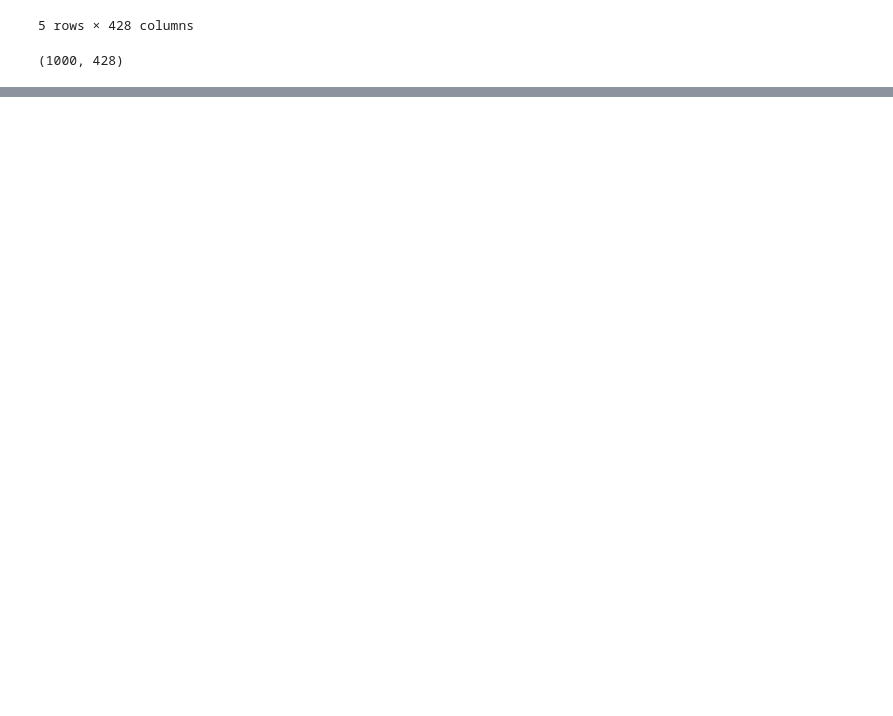
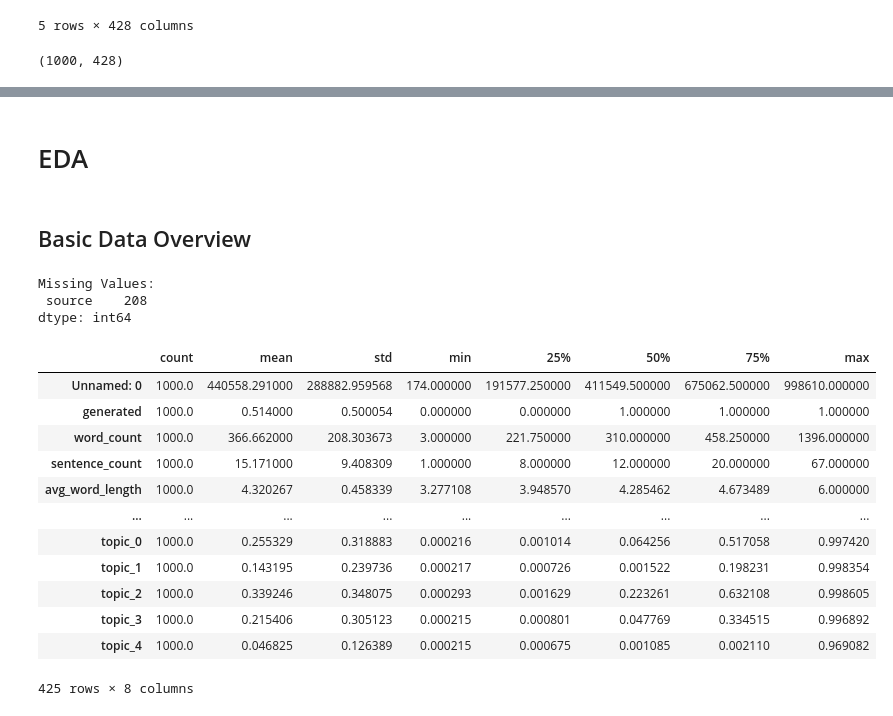
Before and after one commit to yukaberry/detect_ai_content, a Jupyter notebook: notebooks/texts /features_engineering.ipynb, the cells around one changed output, grey strips where cells are left out. Saved outputs shown, nothing was run; the diff lists cells and outputs as text; code cells hidden in the pictures; blank space fills up the shorter version.

```diff
--- a/notebooks/texts /features_engineering.ipynb
+++ b/notebooks/texts /features_engineering.ipynb
@@ -560,0 +581,28 @@ s_hybrid_enhanced.shape
+# %% [markdown]
+# EDA
+# %% [markdown]
+## Basic Data Overview
+# %%
+# Check for missing values
+missing_values = hybrid_enhanced_df.isnull().sum()
+print("Missing Values:\n", missing_values[missing_values > 0])
+
+# Summary statistics
+display(hybrid_enhanced_df.describe().transpose())
+# %% [output]
+Missing Values:
+ source    208
+dtype: int64
+|  | count | mean | std | min | 25% | 50% | 75% | max |
+| Unnamed: 0 | 1000.0 | 440558.291000 | 288882.959568 | 174.000000 | 191577.250000 | 411549.500000 | 675062.500000 | 998610.000000 |
+| generated | 1000.0 | 0.514000 | 0.500054 | 0.000000 | 0.000000 | 1.000000 | 1.000000 | 1.000000 |
+| word_count | 1000.0 | 366.662000 | 208.303673 | 3.000000 | 221.750000 | 310.000000 | 458.250000 | 1396.000000 |
+| sentence_count | 1000.0 | 15.171000 | 9.408309 | 1.000000 | 8.000000 | 12.000000 | 20.000000 | 67.000000 |
+| avg_word_length | 1000.0 | 4.320267 | 0.458339 | 3.277108 | 3.948570 | 4.285462 | 4.673489 | 6.000000 |
+| ... | ... | ... | ... | ... | ... | ... | ... | ... |
+| topic_0 | 1000.0 | 0.255329 | 0.318883 | 0.000216 | 0.001014 | 0.064256 | 0.517058 | 0.997420 |
+| topic_1 | 1000.0 | 0.143195 | 0.239736 | 0.000217 | 0.000726 | 0.001522 | 0.198231 | 0.998354 |
+| topic_2 | 1000.0 | 0.339246 | 0.348075 | 0.000293 | 0.001629 | 0.223261 | 0.632108 | 0.998605 |
+| topic_3 | 1000.0 | 0.215406 | 0.305123 | 0.000215 | 0.000801 | 0.047769 | 0.334515 | 0.996892 |
+| topic_4 | 1000.0 | 0.046825 | 0.126389 | 0.000215 | 0.000675 | 0.001085 | 0.002110 | 0.969082 |
+425 rows × 8 columns
```
Also changed, not shown: parts of 11 cells of this notebook.
